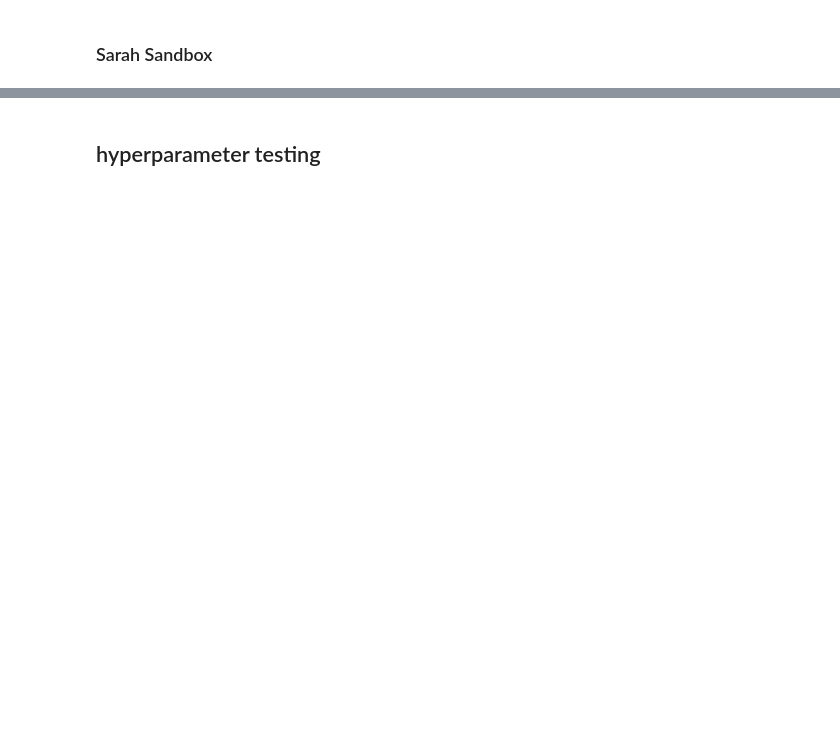
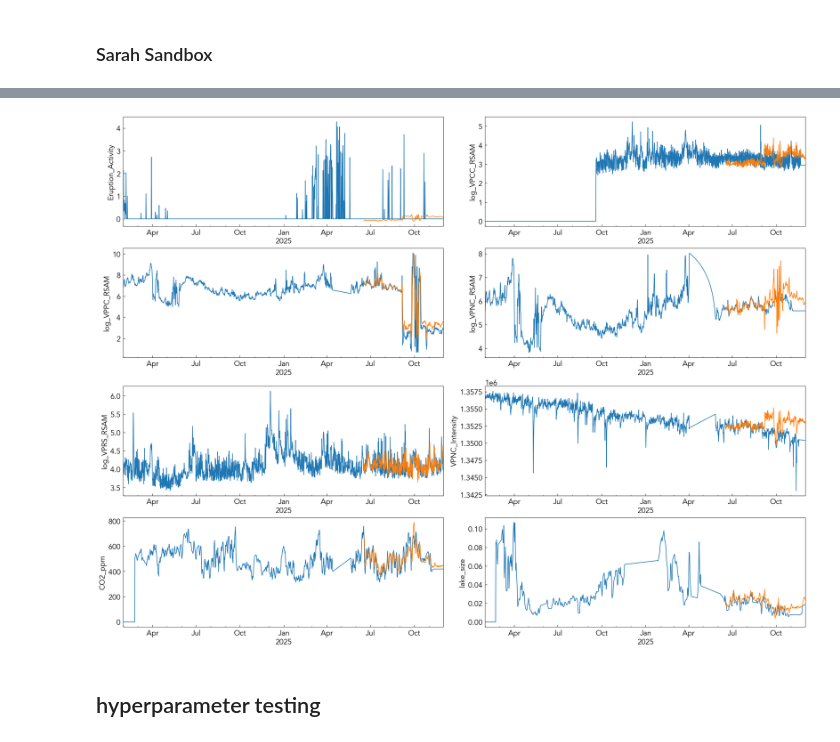
Before and after one commit to alexliebmanp/P288FinalProject, a Jupyter notebook: notebooks/lstm_sarah.ipynb, the cells around one changed output, grey strips where cells are left out. Cells and saved outputs as stored; diff of their text form; code cells hidden in the pictures; blank space fills up the shorter version.

```diff
--- a/notebooks/lstm_sarah.ipynb
+++ b/notebooks/lstm_sarah.ipynb
@@ -98,5 +143,9 @@ lstm.Predict()
 # %%
-lstm.PlotData([lstm.df_y.loc[lstm.test_index], lstm.df_yhat], log_vars=[])
+lstm.PlotData([lstm.df_y, lstm.df_yhat], log_vars=[])
+
+# .loc[lstm.test_index]
+# %% [output]
+[figure, added]
 # %% [markdown]
 ## hyperparameter testing
 # %%
```
Also changed, not shown: parts of 3 cells of this notebook, 9 other files.
